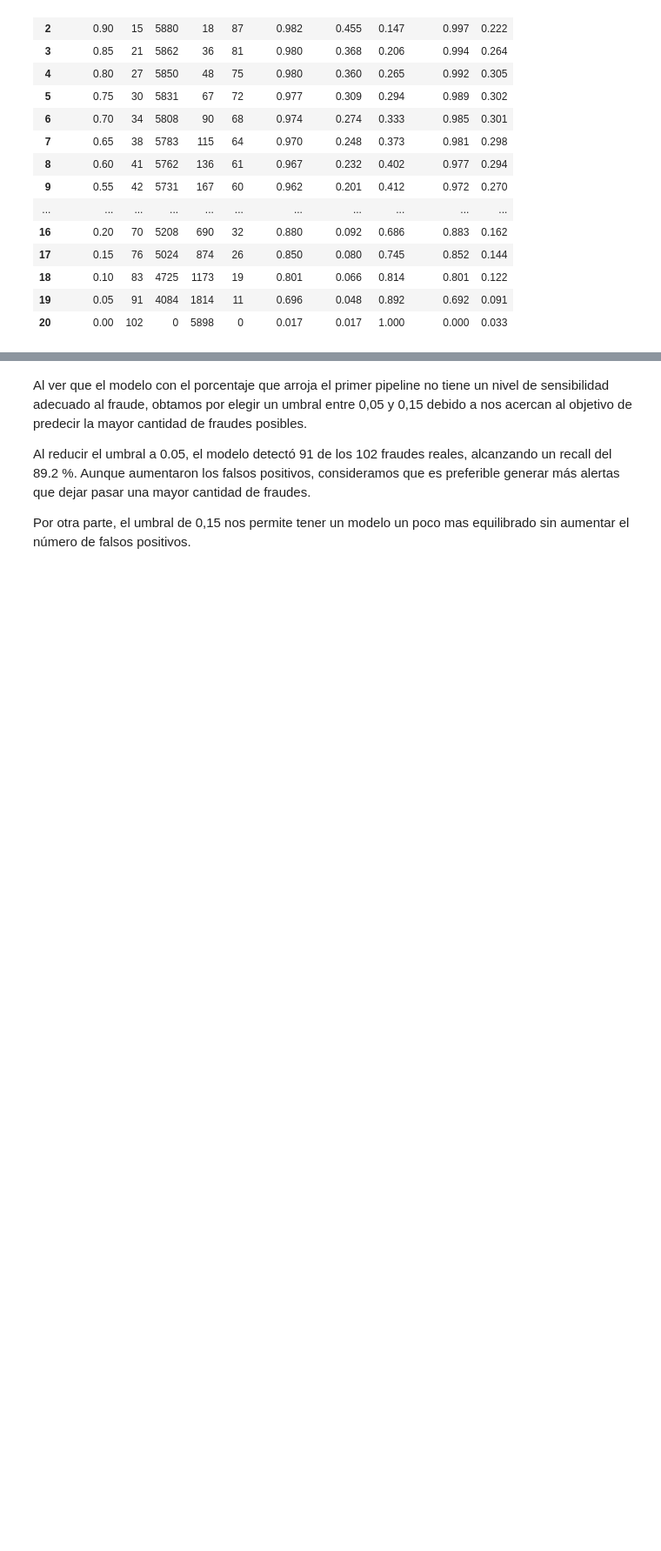
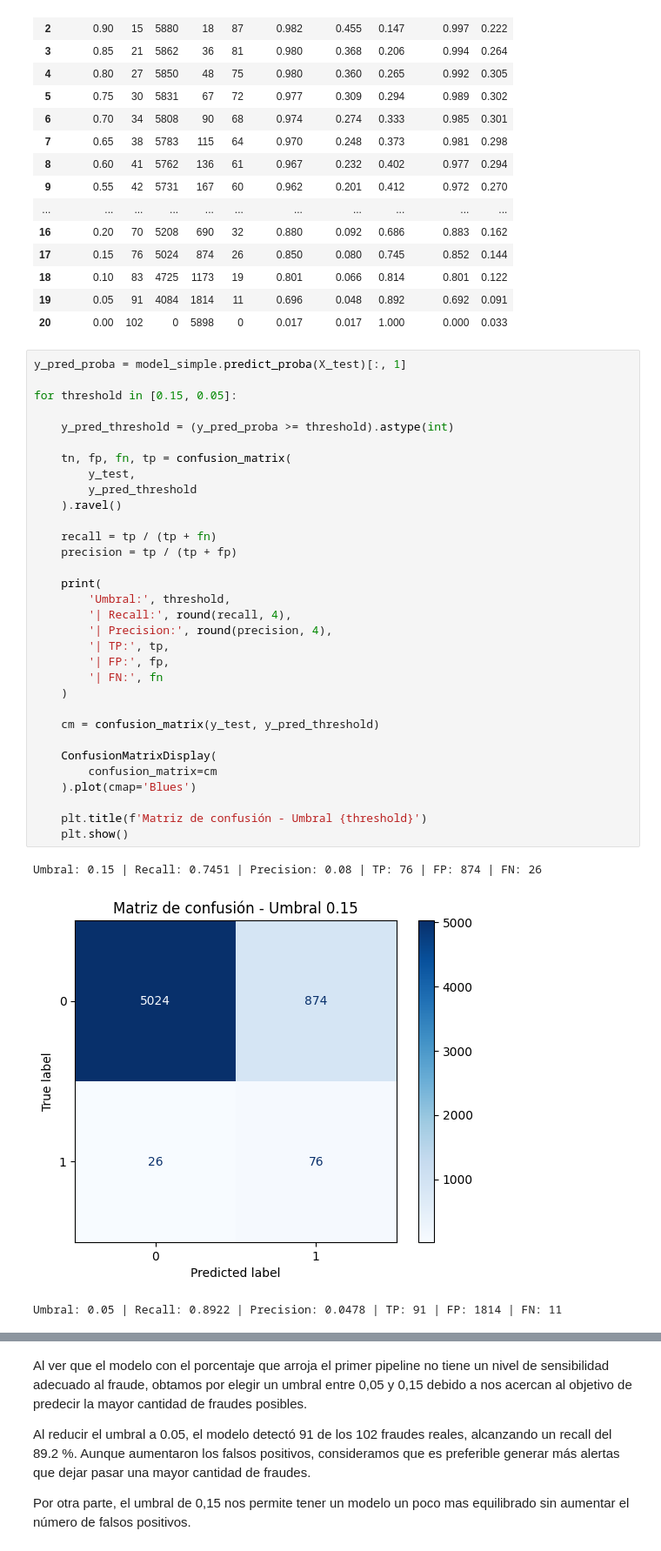
Before and after one commit to nashlypilar-collab/Intro_ciencia_tarea_grupo, a Jupyter notebook: Fraudes_Feature.ipynb, the cells around one changed output, grey strips where cells are left out. Shown at 87% size. Drawn from its saved outputs; the diff is of its cells as text; blank space fills up the shorter version.

```diff
--- a/Fraudes_Feature.ipynb
+++ b/Fraudes_Feature.ipynb
@@ -367,3 +332,39 @@ tabla_thresholds.round(3)
 | 18 | 0.10 | 83 | 4725 | 1173 | 19 | 0.801 | 0.066 | 0.814 | 0.801 | 0.122 |
 | 19 | 0.05 | 91 | 4084 | 1814 | 11 | 0.696 | 0.048 | 0.892 | 0.692 | 0.091 |
 | 20 | 0.00 | 102 | 0 | 5898 | 0 | 0.017 | 0.017 | 1.000 | 0.000 | 0.033 |
+# %%
+y_pred_proba = model_simple.predict_proba(X_test)[:, 1]
+
+for threshold in [0.15, 0.05]:
+
+    y_pred_threshold = (y_pred_proba >= threshold).astype(int)
+
+    tn, fp, fn, tp = confusion_matrix(
+        y_test,
+        y_pred_threshold
+    ).ravel()
+
+    recall = tp / (tp + fn)
+    precision = tp / (tp + fp)
+
+    print(
+        'Umbral:', threshold,
+        '| Recall:', round(recall, 4),
+        '| Precision:', round(precision, 4),
+        '| TP:', tp,
+        '| FP:', fp,
+        '| FN:', fn
+    )
+
+    cm = confusion_matrix(y_test, y_pred_threshold)
+
+    ConfusionMatrixDisplay(
+        confusion_matrix=cm
+    ).plot(cmap='Blues')
+
+    plt.title(f'Matriz de confusión - Umbral {threshold}')
+    plt.show()
+# %% [output]
+Umbral: 0.15 | Recall: 0.7451 | Precision: 0.08 | TP: 76 | FP: 874 | FN: 26
+[figure, added]
+Umbral: 0.05 | Recall: 0.8922 | Precision: 0.0478 | TP: 91 | FP: 1814 | FN: 11
```
Also changed, not shown: parts of 6 cells of this notebook.
